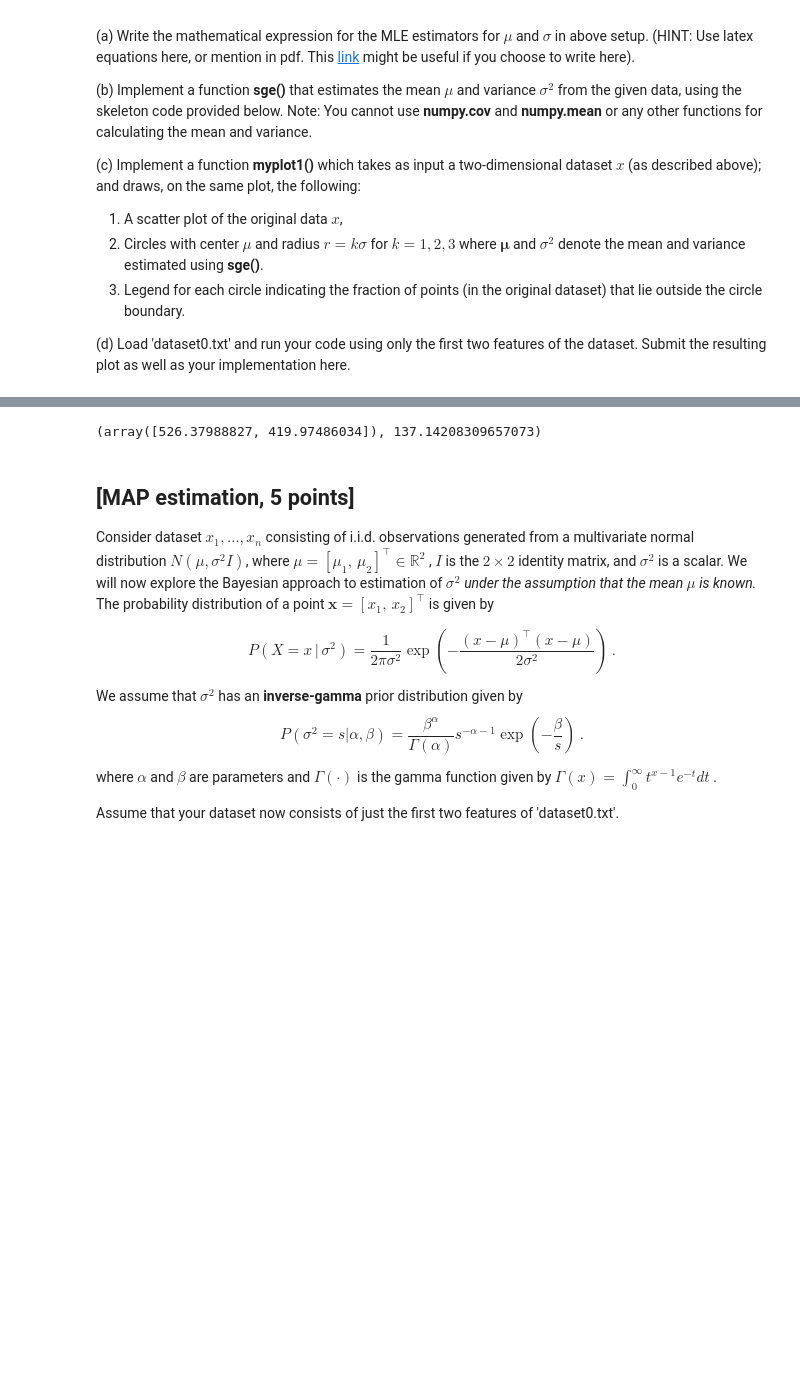
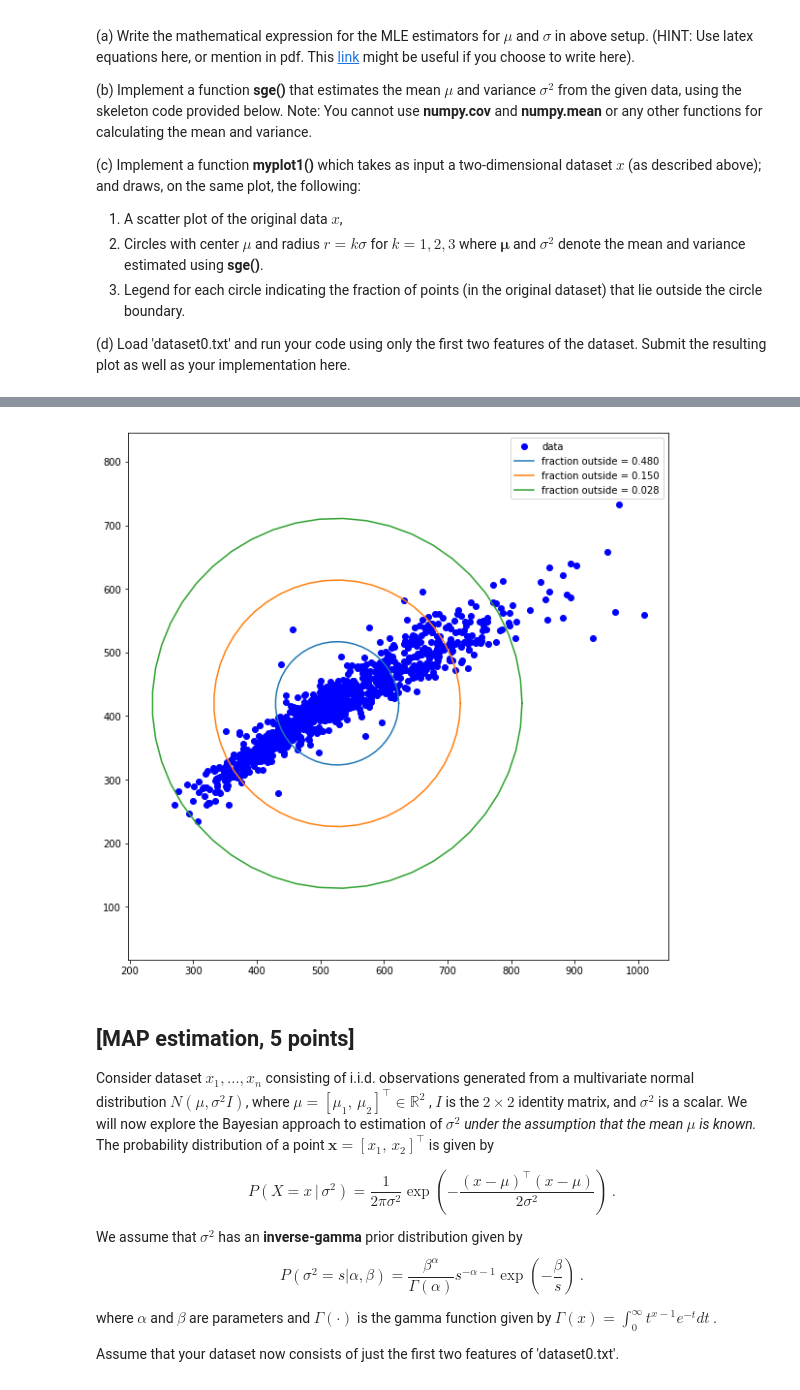
Before and after one commit to atonderski/tda231-ml-course, a Jupyter notebook: hw1.ipynb, the cells around one changed output, grey strips where cells are left out. Cells and saved outputs as stored; diff of their text form; code cells hidden in the pictures; blank space fills up the shorter version.

```diff
--- a/hw1.ipynb
+++ b/hw1.ipynb
@@ -206,34 +228,48 @@ $\hat{\sigma^2}=\frac{2}{np} \Sigma_{i=0}^n \left((\vec{x}_i - \mu)^T(\vec{x}_i
 # %%
 import numpy as np
-
+import matplotlib.pyplot as plt
 
 def sge(X):
     """
     SGE Mean and variance estimator for spherical Gaussian distribution
 
     X : Data matrix of size n x p where each row represents a p-dimensional data point
     e.g. X = [ 2 1 ; 3 7 ; 4 5 ] is a dataset having 3 samples having two co−ordinates each.
     mu : Estimated mean o f the dataset [mu_1 mu_2 . . . mu_p]
     sigma : Estimated standard deviation of the dataset ( number )
     """
     n=X.shape[0]
     p=X.shape[1]
     mu = 0
     for values in X:
         mu += values / n
     diffs = X - mu
     variance  = 0
     for diff in diffs:
-        variance += 2/(n*p) * diff.dot(diff.T)
-    return mu, np.sqrt(variance)
+        variance += 1/(n*p) * diff.dot(diff.T)
+    return mu, variance
 
+
+def myplot1(data):
+    plt.figure(figsize=(10,10))
+    mu, sigma2 = sge(data)
+    sigma = np.sqrt(sigma2)
+    plt.plot(data[:,0], data[:,1], 'bo')
+    legends = ["data"]
+    for r in range(1,4):
+        thetas = np.linspace(0,2*np.pi)
+        radius = r*sigma
+        plt.plot(mu[0] + radius*np.cos(thetas), mu[1] + radius*np.sin(thetas))
+        num_outside = np.sum(np.linalg.norm(data - mu, axis=1) > radius)
+        legends.append("fraction outside = %.3f" % (num_outside/len(data[:,0])))
+    plt.legend(legends)
+    plt.axis('equal')
 
 data = np.loadtxt('dataset0.txt')
 data = data[:,:2]
-
-print(sge(data))
+myplot1(data)
 # %% [output]
-(array([526.37988827, 419.97486034]), 137.14208309657073)
+[figure, added]
 # %% [markdown]
 ## [MAP estimation, 5 points]
 
```
Also changed, not shown: parts of 2 cells of this notebook.
